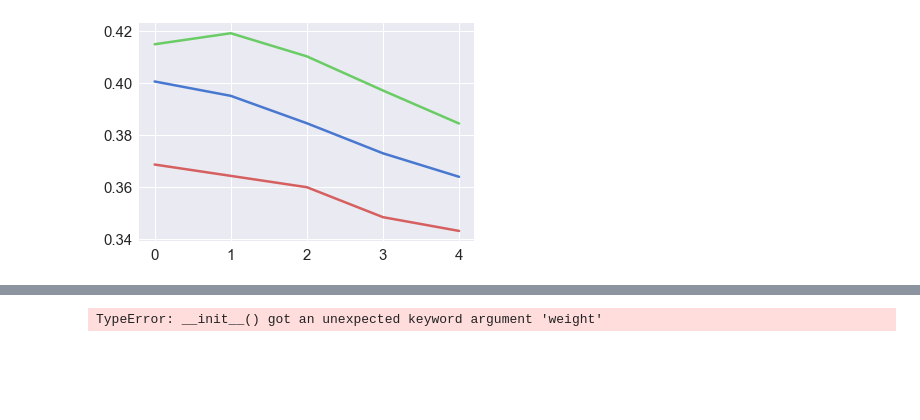
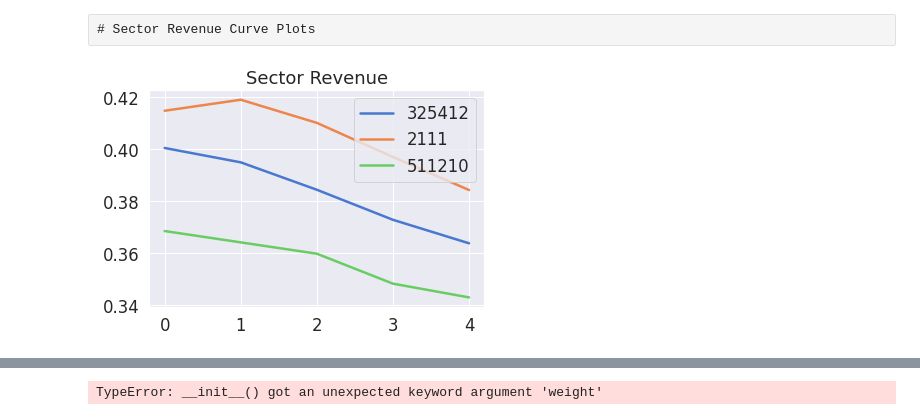
Before and after one commit to SaiChaitanya-ON/Python-NoteBooks, a Jupyter notebook: Proof_of_Concept_KG.ipynb, the cells around one changed output, grey strips where cells are left out. Drawn from its saved outputs; the diff is of its cells as text; code cells hidden in the pictures; blank space fills up the shorter version.

```diff
--- a/Proof_of_Concept_KG.ipynb
+++ b/Proof_of_Concept_KG.ipynb
@@ -30,0 +156,32 @@ from NDE_Time_Series_Problem import fashion_scatter
+# %%
+model = RGCN(5,5,5,5,768,5,5,5,5,5, ['belongs to','effect'],['R_att','E_att','fin1'],['NDE_att','TDE_att','fin2'],['text_att','text'],['belongs to','text','fin1','fin2'])
+
+for i in Final_Data_Set_Nor.items():
+    ID,data = i
+    R_Att = T.tensor([data['Revenue']])
+    E_Att = T.tensor([data['EBITDA']])
+    NDE_Att = T.tensor([data['NDE']])
+    TDE_Att = T.tensor([data['TDE']])
+    Des_Att = T.tensor(data['Description Embedding'])
+    break
+
+for i in Final_Data_Set_Nor.items():
+    ID,data = i
+    R_Att = T.cat((R_Att,T.tensor([data['Revenue']])),0)
+    E_Att = T.cat((E_Att,T.tensor([data['EBITDA']])),0)
+    NDE_Att = T.cat((NDE_Att,T.tensor([data['NDE']])),0)
+    TDE_Att = T.cat((TDE_Att,T.tensor([data['TDE']])),0)
+    Des_Att = T.cat((Des_Att,T.tensor(data['Description Embedding'])),0)
+
+
+G.nodes['borrower'].data['f'] = T.ones(n_borrowers,5)
+G.nodes['R'].data['f'] = R_Att[1:]
+G.nodes['E'].data['f'] = E_Att[1:]
+G.nodes['R&E'].data['f'] = T.ones(n_borrowers,5)
+G.nodes['NDE'].data['f'] = NDE_Att[1:]
+G.nodes['TDE'].data['f'] = TDE_Att[1:]
+G.nodes['NDE&TDE'].data['f'] = T.ones(n_borrowers,5)
+G.nodes['Att_Description'].data['f'] = Des_Att[1:]
+G.nodes['Description'].data['f'] = T.ones(n_borrowers,768)
+G.nodes['Factor'].data['f'] = T.ones(n_sectors,5)
+G.nodes['sector'].data['f'] = T.tensor([[10.,0.,0.,0.,0.],[0.,0.,10.,0.,0.],[0.,0.,0.,0.,10.]])
@@ -31,29 +361,33 @@ from NDE_Time_Series_Problem import fashion_scatter
+# %% [raw]
+# Sector Revenue Curve Plots
 # %%
 sector_rev_3 = np.array([0.,0.,0.,0.,0.])
 sector_rev_2 = np.array([0.,0.,0.,0.,0.])
 sector_rev_5 = np.array([0.,0.,0.,0.,0.])
 n = 0
 m = 0
 p = 0
 for i in Final_Data_Set_Nor.items():
     ID, data = i
     if data['Sector'][1:-1] == "325412":
         sector_rev_3 += np.array(data['Revenue'])
         n += 1
     elif data['Sector'][1:-1] == "2111":
         sector_rev_2 += np.array(data['Revenue'])
         m += 1
     elif data['Sector'][1:-1] == "511210":
         sector_rev_5 += np.array(data['Revenue'])
         p += 1
 
 
 sector_rev_3 = sector_rev_3/n
 sector_rev_2 = sector_rev_2/m
 sector_rev_5 = sector_rev_5/p
-plt.plot(range(len(sector_rev_3)),sector_rev_3)
-plt.plot(range(len(sector_rev_2)),sector_rev_2)
-plt.plot(range(len(sector_rev_5)),sector_rev_5)
+p1, = plt.plot(range(len(sector_rev_3)),sector_rev_3)
+p2, = plt.plot(range(len(sector_rev_2)),sector_rev_2)
+p3, = plt.plot(range(len(sector_rev_5)),sector_rev_5)
+plt.legend([p1,p2,p3],['325412', '2111', '511210'])
+plt.title("Sector Revenue")
 plt.show()
 # %% [output]
-[figure, old version]
+[figure, new version]
```
Also changed, not shown: parts of 30 cells of this notebook, 1 other file.
